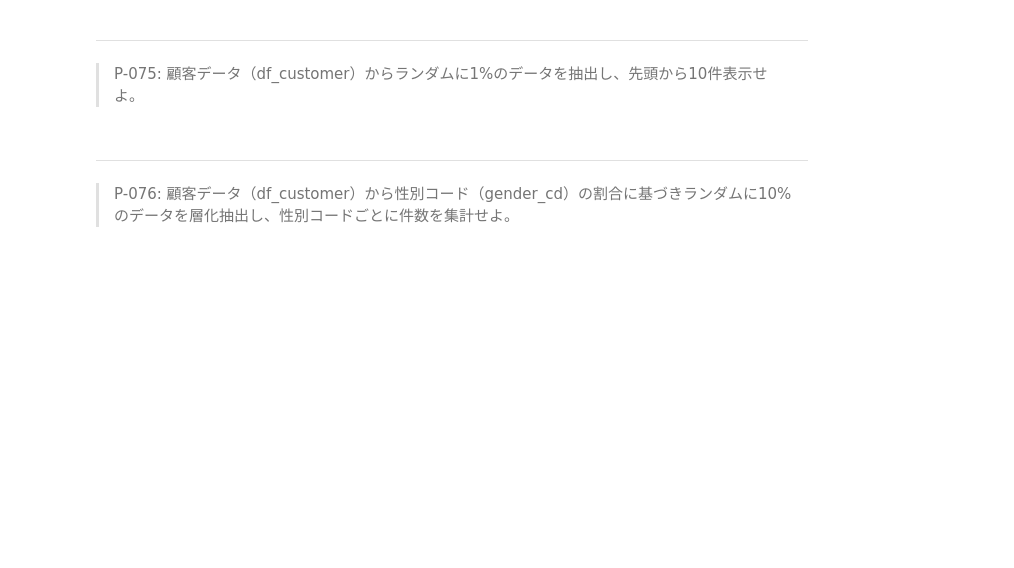
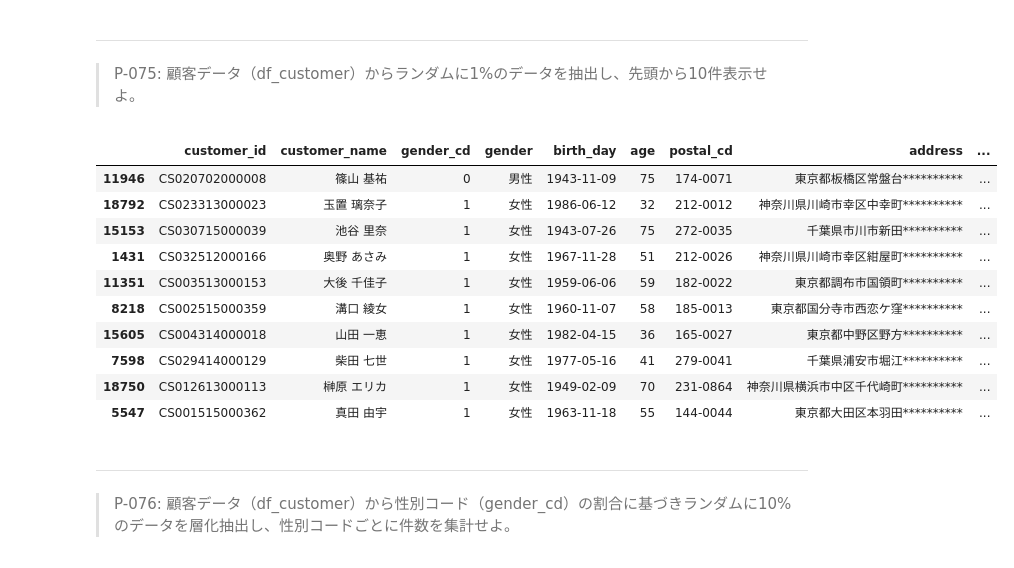
Before and after one commit to palakpaneerer/100knocks-preprocess, a Jupyter notebook: docker/work/preprocess_knock_Python.ipynb, the cells around one changed output. Saved outputs shown, nothing was run; the diff lists cells and outputs as text; code cells hidden in the pictures; blank space fills up the shorter version.

```diff
--- a/docker/work/preprocess_knock_Python.ipynb
+++ b/docker/work/preprocess_knock_Python.ipynb
@@ -1248,6 +1489,20 @@ df_sales_amount.head(10)
 # %% [markdown]
 ---
 > P-075: 顧客データ（df_customer）からランダムに1%のデータを抽出し、先頭から10件表示せよ。
+# %%
+df_customer.sample(frac=0.01).head(10)
+# %% [output]
+|  | customer_id | customer_name | gender_cd | gender | birth_day | age | postal_cd | address | ... |
+| 11946 | CS020702000008 | 篠山 基祐 | 0 | 男性 | 1943-11-09 | 75 | 174-0071 | 東京都板橋区常盤台********** | ... |
+| 18792 | CS023313000023 | 玉置 璃奈子 | 1 | 女性 | 1986-06-12 | 32 | 212-0012 | 神奈川県川崎市幸区中幸町********** | ... |
+| 15153 | CS030715000039 | 池谷 里奈 | 1 | 女性 | 1943-07-26 | 75 | 272-0035 | 千葉県市川市新田********** | ... |
+| 1431 | CS032512000166 | 奥野 あさみ | 1 | 女性 | 1967-11-28 | 51 | 212-0026 | 神奈川県川崎市幸区紺屋町********** | ... |
+| 11351 | CS003513000153 | 大後 千佳子 | 1 | 女性 | 1959-06-06 | 59 | 182-0022 | 東京都調布市国領町********** | ... |
+| 8218 | CS002515000359 | 溝口 綾女 | 1 | 女性 | 1960-11-07 | 58 | 185-0013 | 東京都国分寺市西恋ケ窪********** | ... |
+| 15605 | CS004314000018 | 山田 一恵 | 1 | 女性 | 1982-04-15 | 36 | 165-0027 | 東京都中野区野方********** | ... |
+| 7598 | CS029414000129 | 柴田 七世 | 1 | 女性 | 1977-05-16 | 41 | 279-0041 | 千葉県浦安市堀江********** | ... |
+| 18750 | CS012613000113 | 榊原 エリカ | 1 | 女性 | 1949-02-09 | 70 | 231-0864 | 神奈川県横浜市中区千代崎町********** | ... |
+| 5547 | CS001515000362 | 真田 由宇 | 1 | 女性 | 1963-11-18 | 55 | 144-0044 | 東京都大田区本羽田********** | ... |
 # %% [markdown]
 ---
 > P-076: 顧客データ（df_customer）から性別コード（gender_cd）の割合に基づきランダムに10%のデータを層化抽出し、性別コードごとに件数を集計せよ。
```
Also changed, not shown: parts of 19 cells of this notebook.
